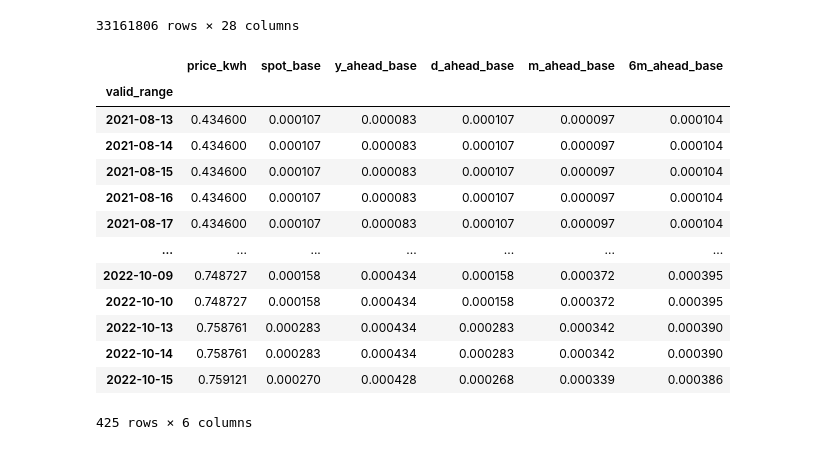
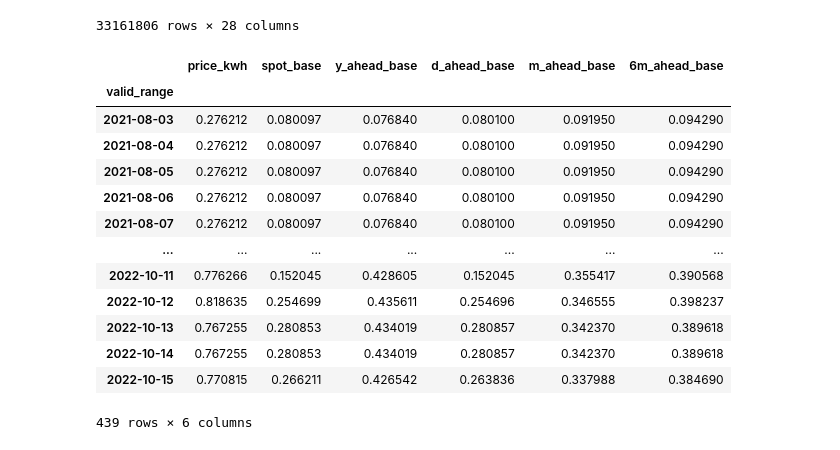
Before and after one commit to michael-fuest/DAiA-EON, a Jupyter notebook: TimeSeries.ipynb, the cells around one changed output. Drawn from its saved outputs; the diff is of its cells as text; code cells hidden in the pictures.

```diff
--- a/TimeSeries.ipynb
+++ b/TimeSeries.ipynb
@@ -65,21 +87,20 @@ def queryPostCodeSupplier(post_code = 81737, supplier = 'Sarma') -> pd.DataFrame
-# %%
-df = queryPostCodeSupplier()
-df.set_index(pd.to_datetime(df.index))
-df = df/1000
-df.price_kwh = df.price_kwh * 1000
-df
-# %% [output]
-|  | price_kwh | spot_base | y_ahead_base | d_ahead_base | m_ahead_base | 6m_ahead_base |
-| valid_range |  |  |  |  |  |  |
-| 2021-08-13 | 0.434600 | 0.000107 | 0.000083 | 0.000107 | 0.000097 | 0.000104 |
-| 2021-08-14 | 0.434600 | 0.000107 | 0.000083 | 0.000107 | 0.000097 | 0.000104 |
-| 2021-08-15 | 0.434600 | 0.000107 | 0.000083 | 0.000107 | 0.000097 | 0.000104 |
-| 2021-08-16 | 0.434600 | 0.000107 | 0.000083 | 0.000107 | 0.000097 | 0.000104 |
-| 2021-08-17 | 0.434600 | 0.000107 | 0.000083 | 0.000107 | 0.000097 | 0.000104 |
-| ... | ... | ... | ... | ... | ... | ... |
-| 2022-10-09 | 0.748727 | 0.000158 | 0.000434 | 0.000158 | 0.000372 | 0.000395 |
-| 2022-10-10 | 0.748727 | 0.000158 | 0.000434 | 0.000158 | 0.000372 | 0.000395 |
-| 2022-10-13 | 0.758761 | 0.000283 | 0.000434 | 0.000283 | 0.000342 | 0.000390 |
-| 2022-10-14 | 0.758761 | 0.000283 | 0.000434 | 0.000283 | 0.000342 | 0.000390 |
-| 2022-10-15 | 0.759121 | 0.000270 | 0.000428 | 0.000268 | 0.000339 | 0.000386 |
-425 rows × 6 columns
+# %%
+#Generating dataset for timeseries experiments
+df = queryPostCodeRankRange((5,10))
+df.set_index(pd.to_datetime(df.index))
+df
+# %% [output]
+|  | price_kwh | spot_base | y_ahead_base | d_ahead_base | m_ahead_base | 6m_ahead_base |
+| valid_range |  |  |  |  |  |  |
+| 2021-08-03 | 0.276212 | 0.080097 | 0.076840 | 0.080100 | 0.091950 | 0.094290 |
+| 2021-08-04 | 0.276212 | 0.080097 | 0.076840 | 0.080100 | 0.091950 | 0.094290 |
+| 2021-08-05 | 0.276212 | 0.080097 | 0.076840 | 0.080100 | 0.091950 | 0.094290 |
+| 2021-08-06 | 0.276212 | 0.080097 | 0.076840 | 0.080100 | 0.091950 | 0.094290 |
+| 2021-08-07 | 0.276212 | 0.080097 | 0.076840 | 0.080100 | 0.091950 | 0.094290 |
+| ... | ... | ... | ... | ... | ... | ... |
+| 2022-10-11 | 0.776266 | 0.152045 | 0.428605 | 0.152045 | 0.355417 | 0.390568 |
+| 2022-10-12 | 0.818635 | 0.254699 | 0.435611 | 0.254696 | 0.346555 | 0.398237 |
+| 2022-10-13 | 0.767255 | 0.280853 | 0.434019 | 0.280857 | 0.342370 | 0.389618 |
+| 2022-10-14 | 0.767255 | 0.280853 | 0.434019 | 0.280857 | 0.342370 | 0.389618 |
+| 2022-10-15 | 0.770815 | 0.266211 | 0.426542 | 0.263836 | 0.337988 | 0.384690 |
+439 rows × 6 columns
```
Also changed, not shown: parts of 13 cells of this notebook.
